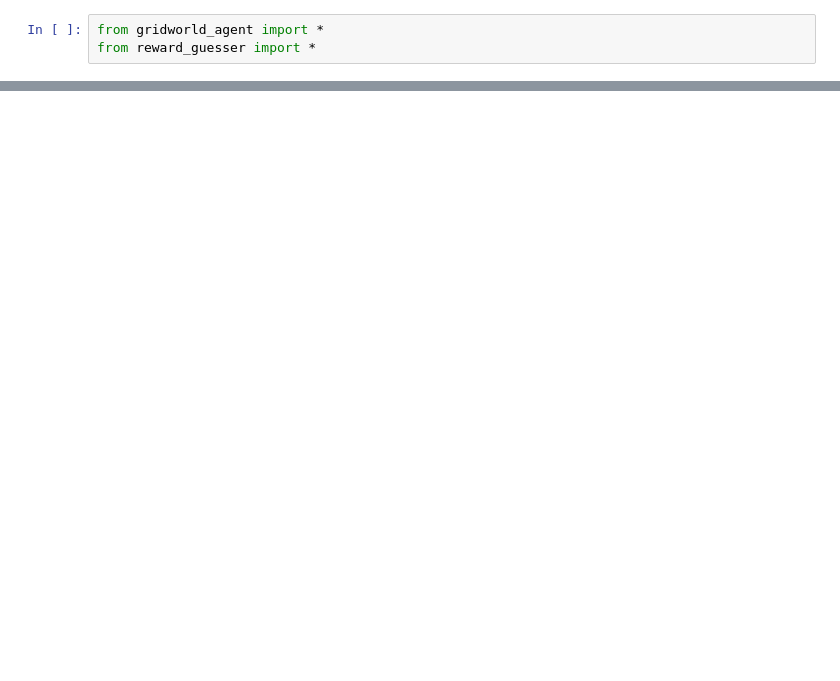
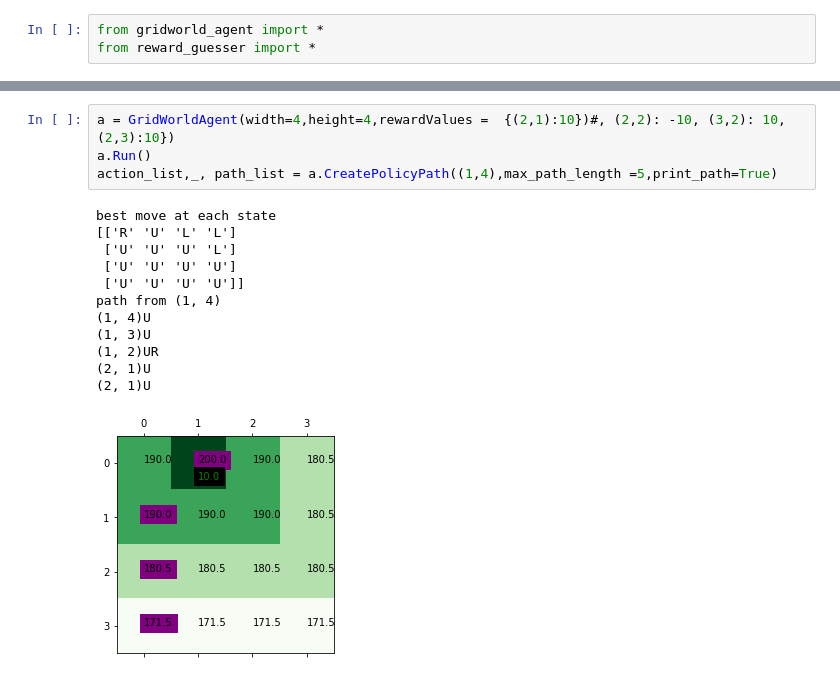
Before and after one commit to annieechen/communicative-models, a Jupyter notebook: Gridworld Notebook.ipynb, the cells around one changed output, grey strips where cells are left out. Drawn from its saved outputs; the diff is of its cells as text; blank space fills up the shorter version.

```diff
--- a/Gridworld Notebook.ipynb
+++ b/Gridworld Notebook.ipynb
@@ -37,3 +38,20 @@ c.validate(num_samples = 1000)
+# %%
+a = GridWorldAgent(width=4,height=4,rewardValues =  {(2,1):10})#, (2,2): -10, (3,2): 10, (2,3):10})
+a.Run()
+action_list,_, path_list = a.CreatePolicyPath((1,4),max_path_length =5,print_path=True)
+# %% [output]
+best move at each state
+[['R' 'U' 'L' 'L']
+ ['U' 'U' 'U' 'L']
+ ['U' 'U' 'U' 'U']
+ ['U' 'U' 'U' 'U']]
+path from (1, 4)
+(1, 4)U
+(1, 3)U
+(1, 2)UR
+(2, 1)U
+(2, 1)U
+[figure, added]
 # %%
 for i in range(1,5):
     for j in range(1,5):
```
Also changed, not shown: parts of 9 cells of this notebook, 3 other files.
